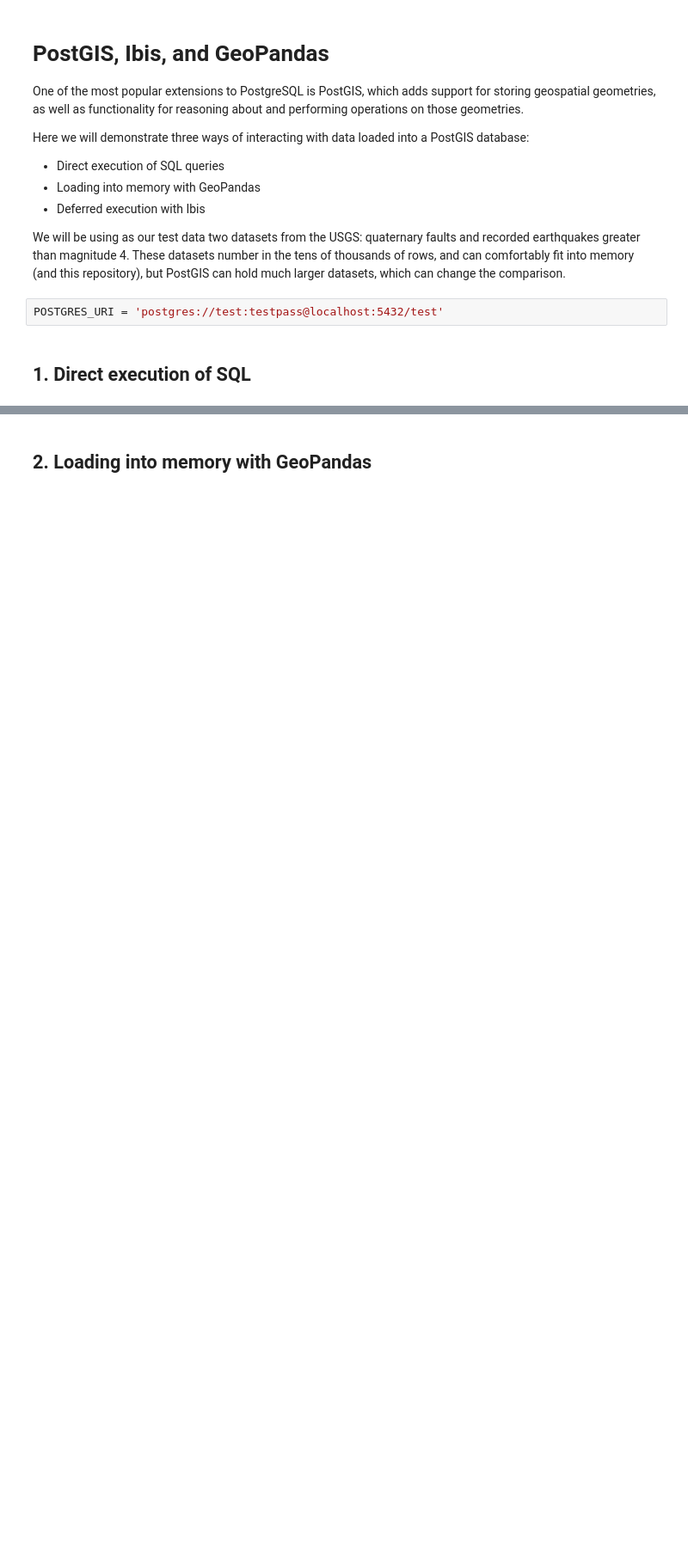
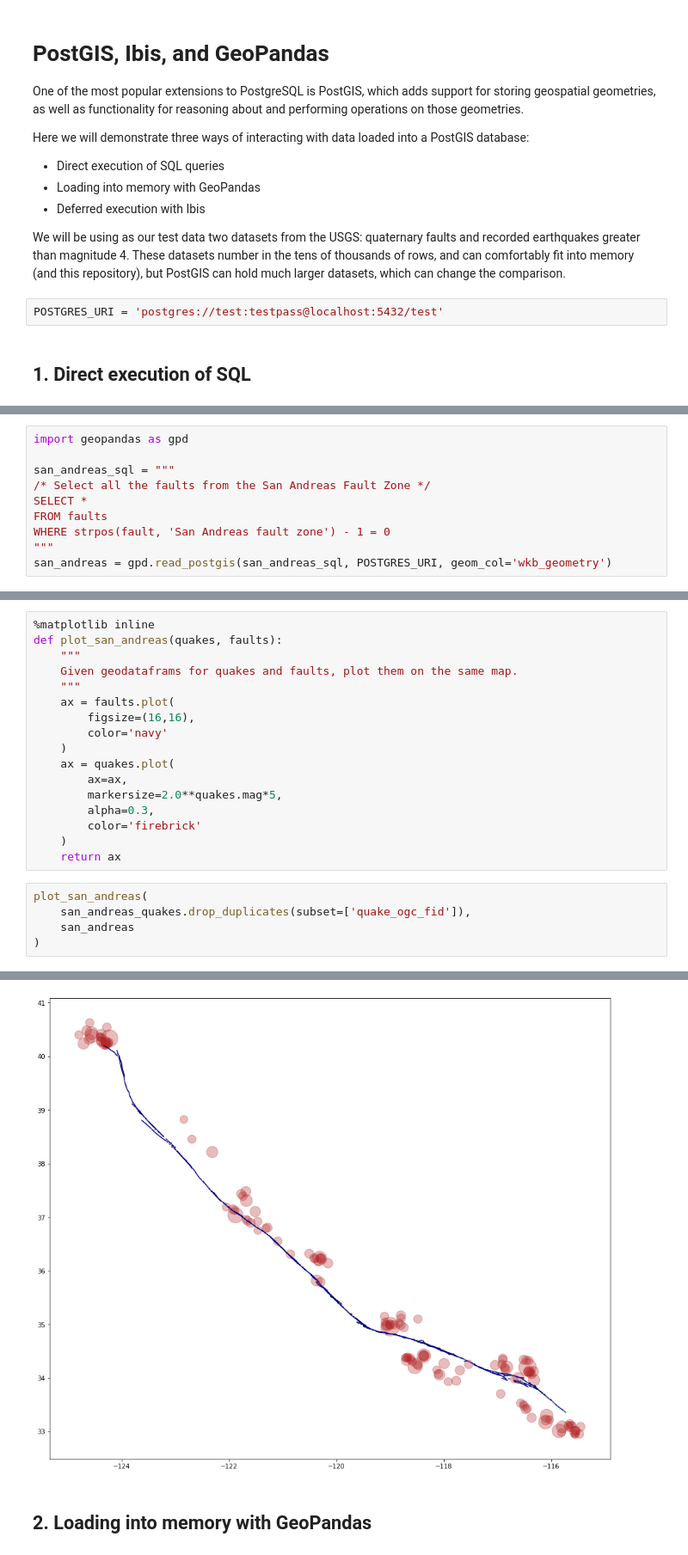
Before and after one commit to ian-r-rose/binder-postgis, a Jupyter notebook: postgis-ibis-geopandas.ipynb, the cells around one changed output, grey strips where cells are left out. Shown at 86% size. Cells and saved outputs as stored; diff of their text form; blank space fills up the shorter version.

```diff
--- a/postgis-ibis-geopandas.ipynb
+++ b/postgis-ibis-geopandas.ipynb
@@ -22,0 +31,10 @@ POSTGRES_URI = 'postgres://test:testpass@localhost:5432/test'
+# %%
+import geopandas as gpd
+
+san_andreas_sql = """
+/* Select all the faults from the San Andreas Fault Zone */
+SELECT *
+FROM faults
+WHERE strpos(fault, 'San Andreas fault zone') - 1 = 0
+"""
+san_andreas = gpd.read_postgis(san_andreas_sql, POSTGRES_URI, geom_col='wkb_geometry')
@@ -22,0 +74,23 @@ POSTGRES_URI = 'postgres://test:testpass@localhost:5432/test'
+# %%
+%matplotlib inline
+def plot_san_andreas(quakes, faults):
+    """
+    Given geodataframs for quakes and faults, plot them on the same map.
+    """
+    ax = faults.plot(
+        figsize=(16,16),
+        color='navy'
+    )
+    ax = quakes.plot(
+        ax=ax,
+        markersize=2.0**quakes.mag*5,
+        alpha=0.3,
+        color='firebrick'
+    )
+    return ax
+# %%
+plot_san_andreas(
+    san_andreas_quakes.drop_duplicates(subset=['quake_ogc_fid']),
+    san_andreas
+)
+# %% [output]
@@ -23,2 +98,3 @@ POSTGRES_URI = 'postgres://test:testpass@localhost:5432/test'
+[figure, added]
 # %% [markdown]
 ## 2. Loading into memory with GeoPandas
```
Also changed, not shown: parts of 24 cells of this notebook, 5 other files.
